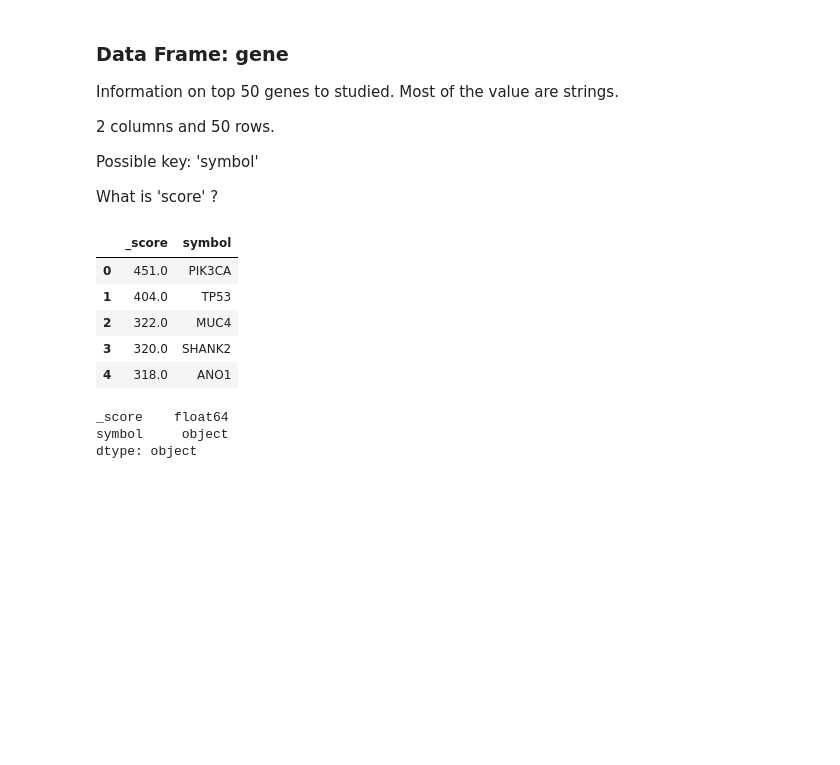
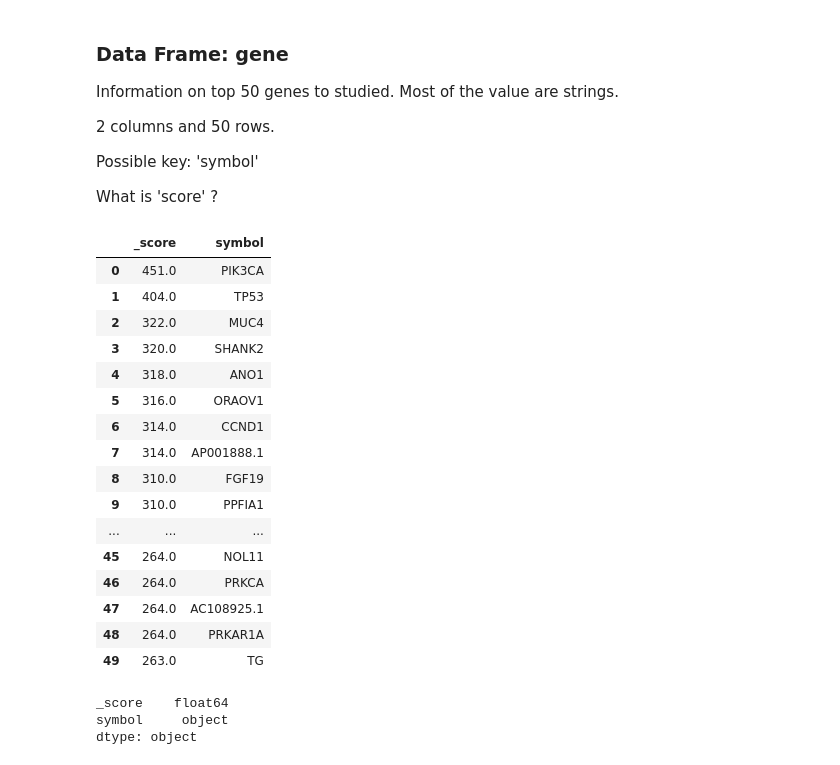
Before and after one commit to louis-oscarmorel/Cancer, a Jupyter notebook: Starting_kit.ipynb, the cells around one changed output. Saved outputs shown, nothing was run; the diff lists cells and outputs as text; code cells hidden in the pictures; blank space fills up the shorter version.

```diff
--- a/Starting_kit.ipynb
+++ b/Starting_kit.ipynb
@@ -148,14 +166,25 @@ Possible key: 'symbol'
 
 What is 'score' ?
 # %%
-df_gene.head()
+df_gene
 # %% [output]
 |  | _score | symbol |
 | 0 | 451.0 | PIK3CA |
 | 1 | 404.0 | TP53 |
 | 2 | 322.0 | MUC4 |
 | 3 | 320.0 | SHANK2 |
 | 4 | 318.0 | ANO1 |
+| 5 | 316.0 | ORAOV1 |
+| 6 | 314.0 | CCND1 |
+| 7 | 314.0 | AP001888.1 |
+| 8 | 310.0 | FGF19 |
+| 9 | 310.0 | PPFIA1 |
+| ... | ... | ... |
+| 45 | 264.0 | NOL11 |
+| 46 | 264.0 | PRKCA |
+| 47 | 264.0 | AC108925.1 |
+| 48 | 264.0 | PRKAR1A |
+| 49 | 263.0 | TG |
 # %%
 df_gene.dtypes
 # %% [output]
```
Also changed, not shown: parts of 8 cells of this notebook, 3 other files.
